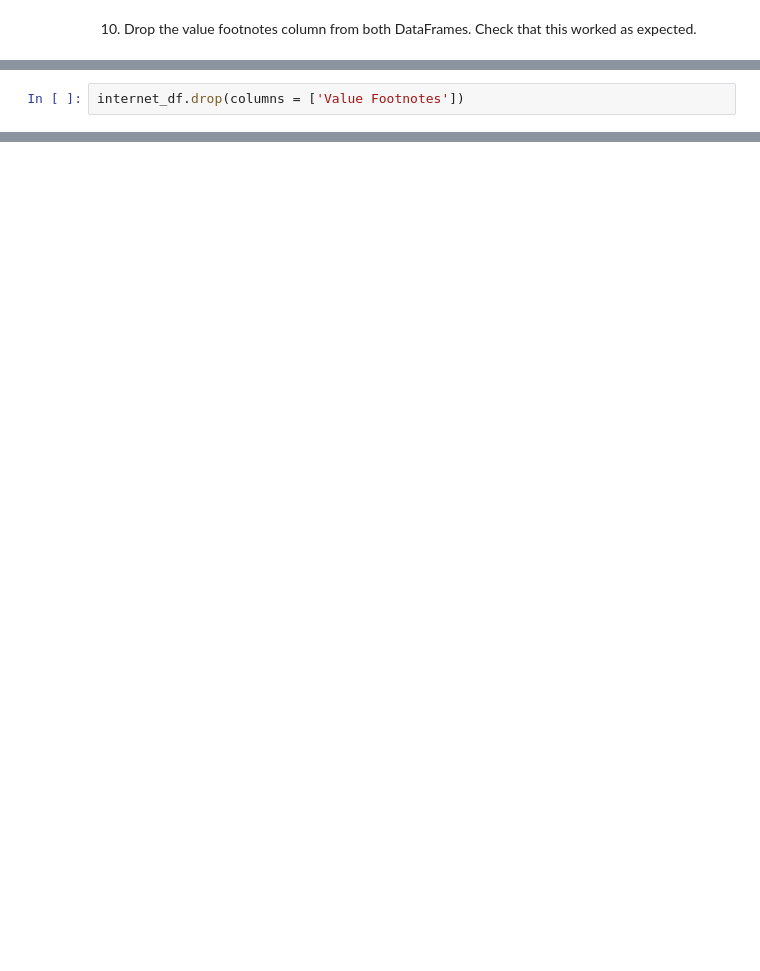
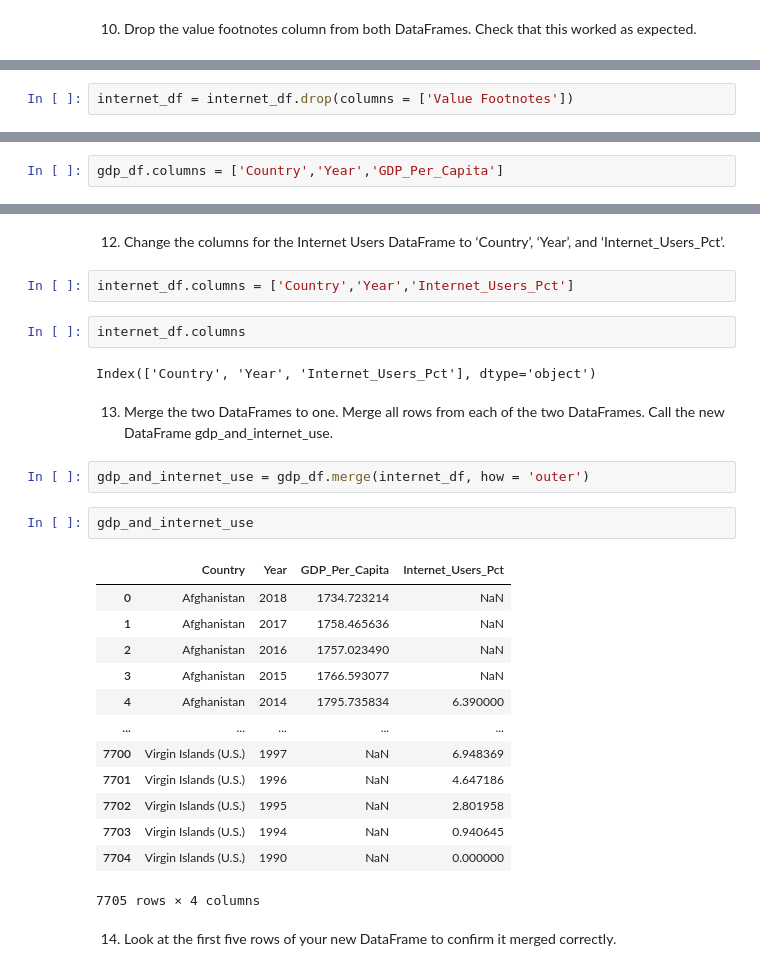
Before and after one commit to MrBardot/gdp-and-internet-usage, a Jupyter notebook: notebooks/un_analysis_posey.ipynb, the cells around one changed output, grey strips where cells are left out. Saved outputs shown, nothing was run; the diff lists cells and outputs as text; blank space fills up the shorter version.

```diff
--- a/notebooks/un_analysis_posey.ipynb
+++ b/notebooks/un_analysis_posey.ipynb
@@ -128,2 +114,2 @@ gdp_df.drop(columns = ['Value Footnotes'])
 # %%
-internet_df.drop(columns = ['Value Footnotes'])
+internet_df = internet_df.drop(columns = ['Value Footnotes'])
@@ -143,0 +126,2 @@ internet_df.drop(columns = ['Value Footnotes'])
+# %%
+gdp_df.columns = ['Country','Year','GDP_Per_Capita']
@@ -143,0 +132,30 @@ internet_df.drop(columns = ['Value Footnotes'])
+# %% [markdown]
+12. Change the columns for the Internet Users DataFrame to ‘Country’, ‘Year’, and ‘Internet_Users_Pct’.
+# %%
+internet_df.columns = ['Country','Year','Internet_Users_Pct']
+# %%
+internet_df.columns
+# %% [output]
+Index(['Country', 'Year', 'Internet_Users_Pct'], dtype='object')
+# %% [markdown]
+13. Merge the two DataFrames to one. Merge all rows from each of the two DataFrames. Call the new DataFrame gdp_and_internet_use.
+# %%
+gdp_and_internet_use = gdp_df.merge(internet_df, how = 'outer')
+# %%
+gdp_and_internet_use
+# %% [output]
+|  | Country | Year | GDP_Per_Capita | Internet_Users_Pct |
+| 0 | Afghanistan | 2018 | 1734.723214 | NaN |
+| 1 | Afghanistan | 2017 | 1758.465636 | NaN |
+| 2 | Afghanistan | 2016 | 1757.023490 | NaN |
+| 3 | Afghanistan | 2015 | 1766.593077 | NaN |
+| 4 | Afghanistan | 2014 | 1795.735834 | 6.390000 |
+| ... | ... | ... | ... | ... |
+| 7700 | Virgin Islands (U.S.) | 1997 | NaN | 6.948369 |
+| 7701 | Virgin Islands (U.S.) | 1996 | NaN | 4.647186 |
+| 7702 | Virgin Islands (U.S.) | 1995 | NaN | 2.801958 |
+| 7703 | Virgin Islands (U.S.) | 1994 | NaN | 0.940645 |
+| 7704 | Virgin Islands (U.S.) | 1990 | NaN | 0.000000 |
+7705 rows × 4 columns
+# %% [markdown]
+14. Look at the first five rows of your new DataFrame to confirm it merged correctly.
```
Also changed, not shown: parts of 30 cells of this notebook.
